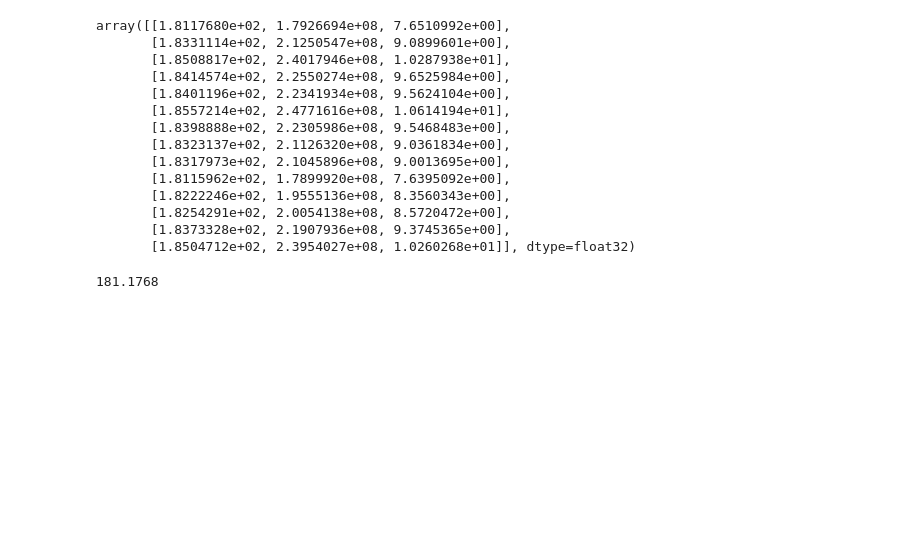
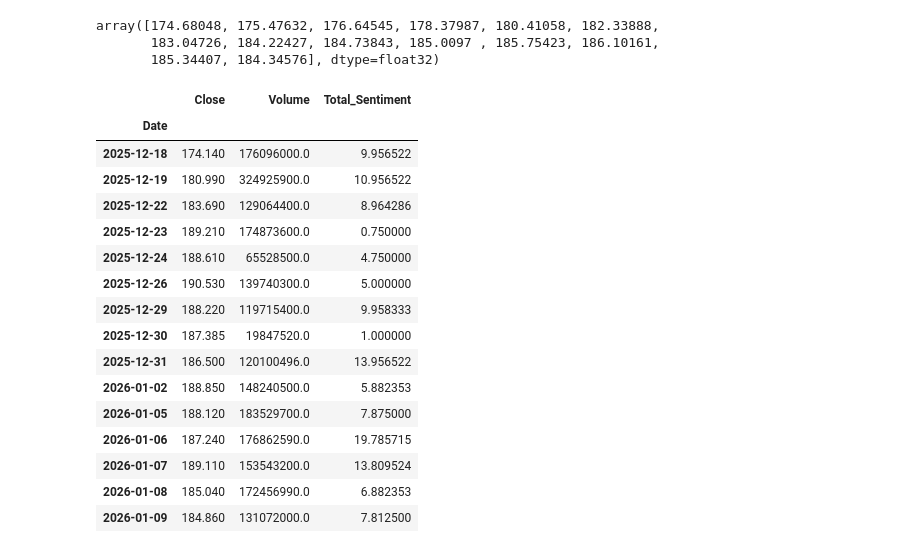
Before and after one commit to kianwai96/stock_pred, a Jupyter notebook: test.ipynb, the cells around one changed output. Cells and saved outputs as stored; diff of their text form; code cells hidden in the pictures; blank space fills up the shorter version.

```diff
--- a/test.ipynb
+++ b/test.ipynb
@@ -152,21 +82,28 @@ predicted_price = scaler.inverse_transform(np.array(arr).reshape( 14,3))
 # %%
-predicted_price
+predicted_price = predicted_price[:,0]
-# %% [output]
-array([[1.8117680e+02, 1.7926694e+08, 7.6510992e+00],
-       [1.8331114e+02, 2.1250547e+08, 9.0899601e+00],
-       [1.8508817e+02, 2.4017946e+08, 1.0287938e+01],
-       [1.8414574e+02, 2.2550274e+08, 9.6525984e+00],
-       [1.8401196e+02, 2.2341934e+08, 9.5624104e+00],
-       [1.8557214e+02, 2.4771616e+08, 1.0614194e+01],
-       [1.8398888e+02, 2.2305986e+08, 9.5468483e+00],
-       [1.8323137e+02, 2.1126320e+08, 9.0361834e+00],
-       [1.8317973e+02, 2.1045896e+08, 9.0013695e+00],
-       [1.8115962e+02, 1.7899920e+08, 7.6395092e+00],
-       [1.8222246e+02, 1.9555136e+08, 8.3560343e+00],
-       [1.8254291e+02, 2.0054138e+08, 8.5720472e+00],
-       [1.8373328e+02, 2.1907936e+08, 9.3745365e+00],
-       [1.8504712e+02, 2.3954027e+08, 1.0260268e+01]], dtype=float32)
-# %%
-print(predicted_price[0][0])
-# %% [output]
-181.1768
+# %%
+predicted_price
+# %% [output]
+array([174.68048, 175.47632, 176.64545, 178.37987, 180.41058, 182.33888,
+       183.04726, 184.22427, 184.73843, 185.0097 , 185.75423, 186.10161,
+       185.34407, 184.34576], dtype=float32)
+# %%
+data.iloc[-15:,]
+# %% [output]
+|  | Close | Volume | Total_Sentiment |
+| Date |  |  |  |
+| 2025-12-18 | 174.140 | 176096000.0 | 9.956522 |
+| 2025-12-19 | 180.990 | 324925900.0 | 10.956522 |
+| 2025-12-22 | 183.690 | 129064400.0 | 8.964286 |
+| 2025-12-23 | 189.210 | 174873600.0 | 0.750000 |
+| 2025-12-24 | 188.610 | 65528500.0 | 4.750000 |
+| 2025-12-26 | 190.530 | 139740300.0 | 5.000000 |
+| 2025-12-29 | 188.220 | 119715400.0 | 9.958333 |
+| 2025-12-30 | 187.385 | 19847520.0 | 1.000000 |
+| 2025-12-31 | 186.500 | 120100496.0 | 13.956522 |
+| 2026-01-02 | 188.850 | 148240500.0 | 5.882353 |
+| 2026-01-05 | 188.120 | 183529700.0 | 7.875000 |
+| 2026-01-06 | 187.240 | 176862590.0 | 19.785715 |
+| 2026-01-07 | 189.110 | 153543200.0 | 13.809524 |
+| 2026-01-08 | 185.040 | 172456990.0 | 6.882353 |
+| 2026-01-09 | 184.860 | 131072000.0 | 7.812500 |
```
Also changed, not shown: parts of 28 cells of this notebook, 12 other files.
